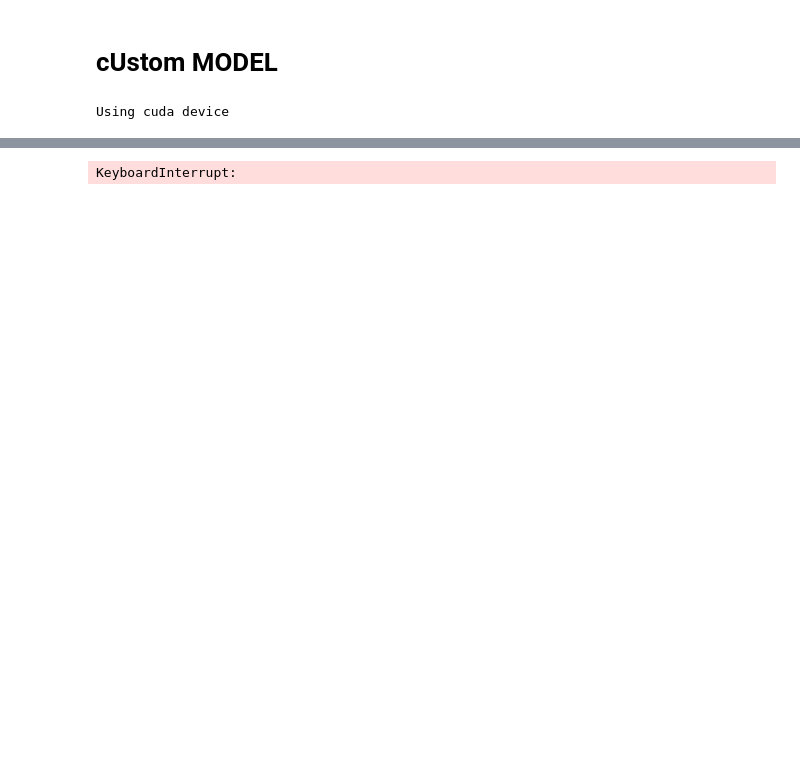
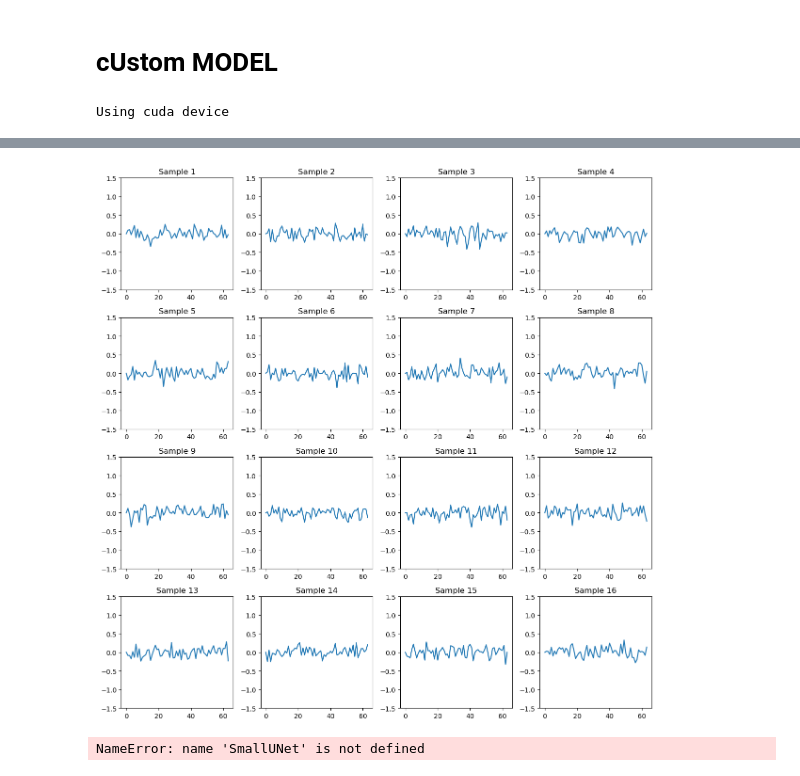
Before and after one commit to smoffe1604/MSc, a Jupyter notebook: 1d_experiment/1dDiffusers.ipynb, the cells around one changed output, grey strips where cells are left out. Cells and saved outputs as stored; diff of their text form; code cells hidden in the pictures; blank space fills up the shorter version.

```diff
--- a/1d_experiment/1dDiffusers.ipynb
+++ b/1d_experiment/1dDiffusers.ipynb
@@ -310,7 +326,7 @@ class BrownianBridgeDataset(Dataset):
     def __getitem__(self, idx):
         return {"X": self.data[idx]}
 
-class BrownianBridgeDataset0(Dataset):
+class BrownianBridgeDataset(Dataset):
     def __init__(self, num_samples=1000, seq_len=64, end_point=0.0):
         self.num_samples = num_samples
         self.seq_len = seq_len
@@ -327,39 +343,19 @@ class BrownianBridgeDataset0(Dataset):
             xi = np.random.randn(M) * dt_sqrt
             B[:, n + 1] = B[:, n] * (1 - dt / (1 - t)) + xi
         B[:, -1] = self.end_point
-        return torch.from_numpy(B)
+
+        # Calculate X as the jumps that sum to bridge B
+        X = np.empty((M, N), dtype=np.float32)
+        X[:, 0] = B[:, 0]  # First point
+        X[:, 1:] = B[:, 1:] - B[:, :-1]  # Differences
+
+        return torch.from_numpy(X), torch.from_numpy(B)
 
     def __len__(self):
         return self.num_samples
 
     def __getitem__(self, idx):
-        return {"X": self.data[idx]}
+        return {"X": self.data[0][idx], "BB": self.data[1][idx]}
-# %%
-
-class BrownianBridgeDataset(Dataset):
-    def __init__(self, num_samples=1000, seq_len=64, end_point=0.0):
-        self.num_samples = num_samples
-        self.seq_len = seq_len
-        self.end_point = end_point
-        self.data = self.sample_path_batch(self.num_samples, self.seq_len)
-
-    def sample_path_batch(self, M, N):
-        dt = 1.0 / (N - 1)
-        dt_sqrt = np.sqrt(dt)
-        B = np.empty((M, N), dtype=np.float32)
-        B[:, 0] = 0
-        for n in range(N - 2):
-            t = n * dt
-            xi = np.random.randn(M) * dt_sqrt
-            B[:, n + 1] = B[:, n] * (1 - dt / (1 - t)) + xi
-        B[:, -1] = self.end_point
-        return torch.from_numpy(B)
-
-    def __len__(self):
-        return self.num_samples
-
-    def __getitem__(self, idx):
-        return {"X": self.data[idx]}
 # %%
 ##########################################################################################
 # Train model
@@ -436,7 +432,7 @@ def train_model(model, dataset, dim=31, T=1000, batch_size=64, epochs=20):
                 fig, axs = plt.subplots(2, 2, figsize=(10, 6))
                 for i, ax in enumerate(axs.flatten()):
                     if i < len(samples):
-                        ax.plot(samples[i].numpy())
+                        ax.plot(torch.cumsum(samples[i], dim=0).numpy())
                         ax.set_title(f"Sample {i+1}")
                         # Removed fixed y-axis limits
 
@@ -472,12 +468,10 @@ epochs = 200
 
 #dataset_triv = TrivialDataset(n_samples=n_samples, dim=dim)
 #dataset_sin = SinDataset(num_samples=n_samples, seq_len=dim)
-dataset_brownian = BrownianBridgeDataset0(num_samples=n_samples, seq_len=dim, end_point=0.0)
+dataset_brownian = BrownianBridgeDataset(num_samples=n_samples, seq_len=dim, end_point=0.0)
 
-# Create small UNet model with features_add time embedding
 model_small = SmallUNet(structure=[32, 64, 128], time_emb_method="channels_add").to(device)
 
-# Train model
 print("Training model...")
 trained_model, losses = train_model(
     model_small,
@@ -531 +525,9 @@ Epoch 55/200
-KeyboardInterrupt:
+[figure, added]
+# %%
+
+# Load model
+model_small = SmallUNet(structure=[32, 64, 128], time_emb_method="channels_add").to(device)
+model_small.load_state_dict(torch.load("small_unet_diffusion.pt"))
+model_small.eval()
+# %% [output]
+NameError: name 'SmallUNet' is not defined
```
Also changed, not shown: parts of 8 cells of this notebook, 4 other files.
